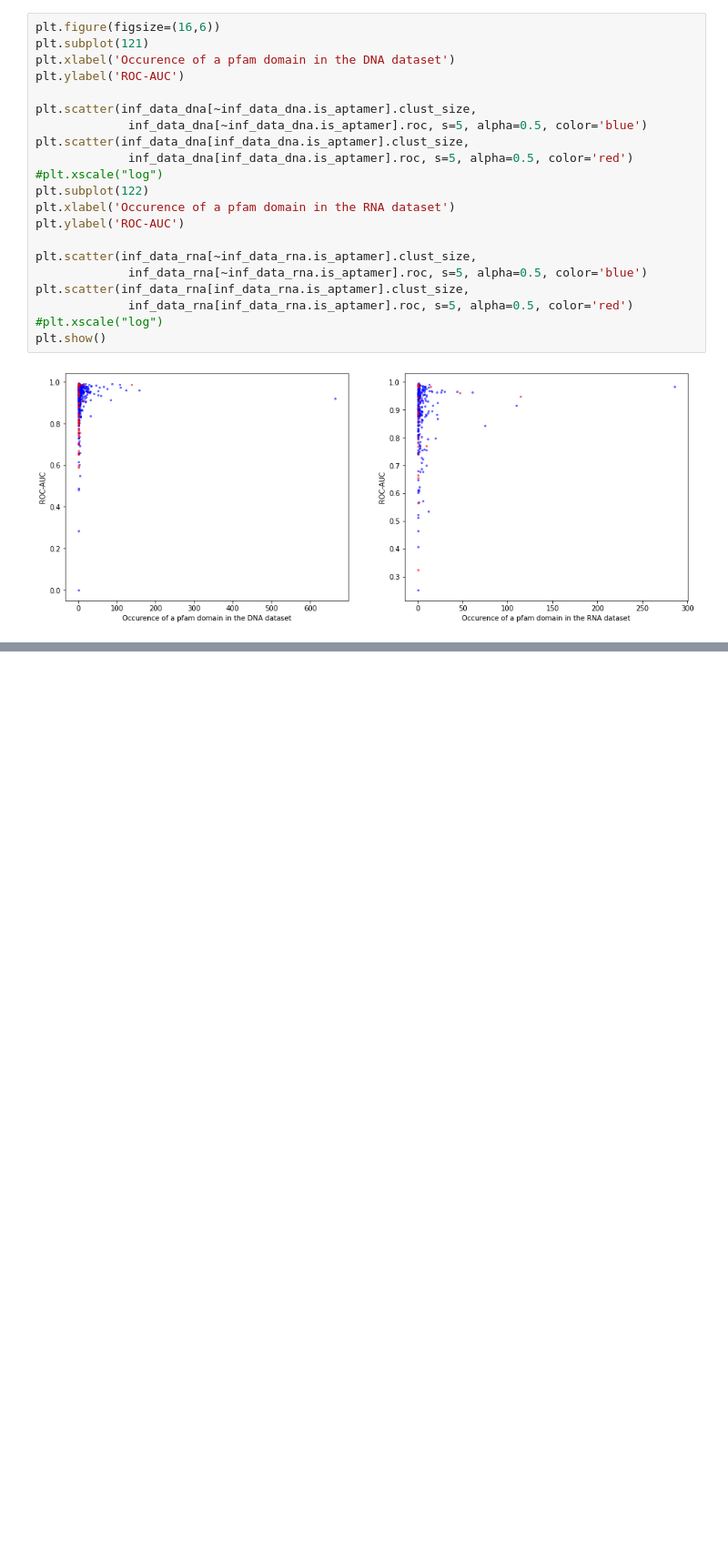
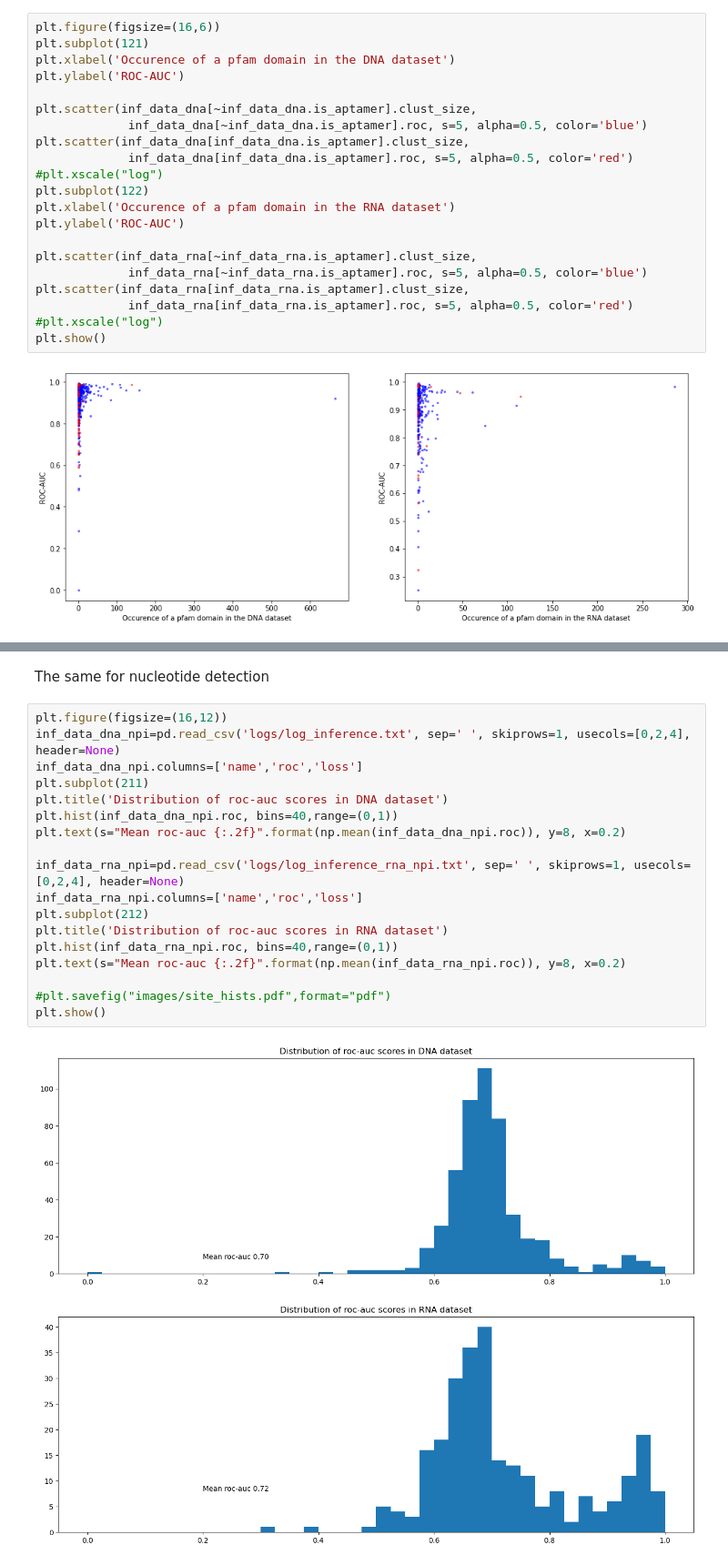
Before and after one commit to geraseva/masif_npi, a Jupyter notebook: Inference_analysis.ipynb, the cells around one changed output, grey strips where cells are left out. Shown at 91% size. Drawn from its saved outputs; the diff is of its cells as text; blank space fills up the shorter version.

```diff
--- a/Inference_analysis.ipynb
+++ b/Inference_analysis.ipynb
@@ -552,0 +564,22 @@ np.corrcoef(inf_data_rna.roc,inf_data_rna.clust_size)[0,1]
+# %% [markdown]
+The same for nucleotide detection
+# %%
+plt.figure(figsize=(16,12))
+inf_data_dna_npi=pd.read_csv('logs/log_inference.txt', sep=' ', skiprows=1, usecols=[0,2,4], header=None)
+inf_data_dna_npi.columns=['name','roc','loss']
+plt.subplot(211)
+plt.title('Distribution of roc-auc scores in DNA dataset')
+plt.hist(inf_data_dna_npi.roc, bins=40,range=(0,1))
+plt.text(s="Mean roc-auc {:.2f}".format(np.mean(inf_data_dna_npi.roc)), y=8, x=0.2)
+
+inf_data_rna_npi=pd.read_csv('logs/log_inference_rna_npi.txt', sep=' ', skiprows=1, usecols=[0,2,4], header=None)
+inf_data_rna_npi.columns=['name','roc','loss']
+plt.subplot(212)
+plt.title('Distribution of roc-auc scores in RNA dataset')
+plt.hist(inf_data_rna_npi.roc, bins=40,range=(0,1))
+plt.text(s="Mean roc-auc {:.2f}".format(np.mean(inf_data_rna_npi.roc)), y=8, x=0.2)
+
+#plt.savefig("images/site_hists.pdf",format="pdf")
+plt.show()
+# %% [output]
+[figure, added]
```
Also changed, not shown: parts of 15 cells of this notebook, 1 other file.
